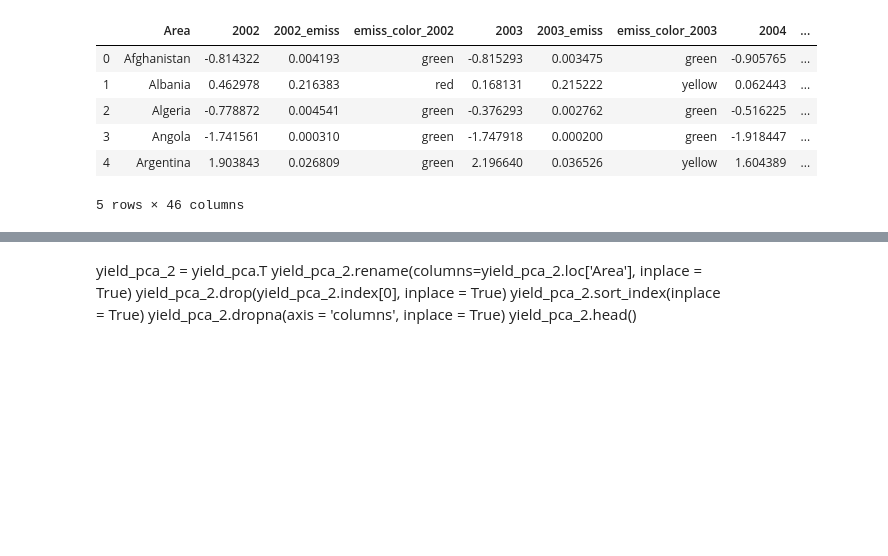
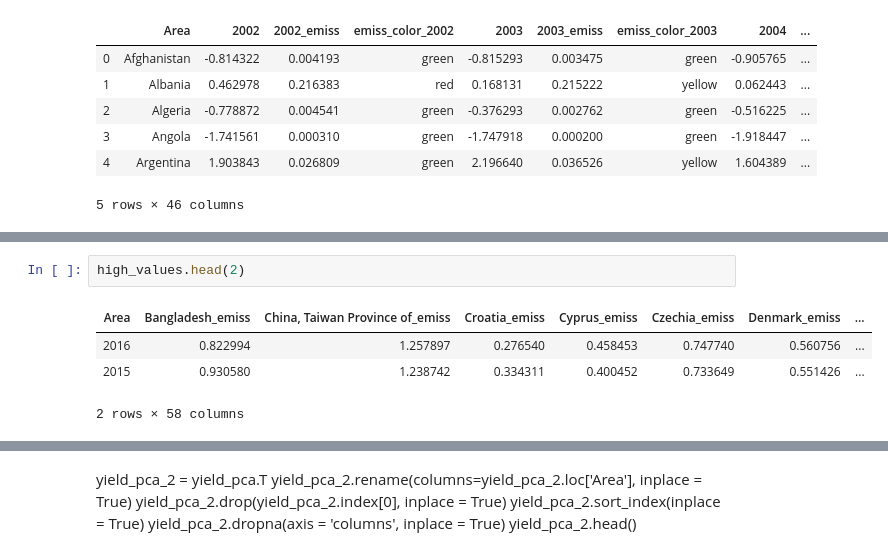
Before and after one commit to amara-slaymaker/ada_project-ada_nakamura, a Jupyter notebook: Emissions_UMAP_PCA.ipynb, the cells around one changed output, grey strips where cells are left out. Drawn from its saved outputs; the diff is of its cells as text; blank space fills up the shorter version.

```diff
--- a/Emissions_UMAP_PCA.ipynb
+++ b/Emissions_UMAP_PCA.ipynb
@@ -1021,0 +1060,7 @@ emissions.head()
+# %%
+high_values.head(2)
+# %% [output]
+| Area | Bangladesh_emiss | China, Taiwan Province of_emiss | Croatia_emiss | Cyprus_emiss | Czechia_emiss | Denmark_emiss | ... |
+| 2016 | 0.822994 | 1.257897 | 0.276540 | 0.458453 | 0.747740 | 0.560756 | ... |
+| 2015 | 0.930580 | 1.238742 | 0.334311 | 0.400452 | 0.733649 | 0.551426 | ... |
+2 rows × 58 columns
```
Also changed, not shown: parts of 8 cells of this notebook.
